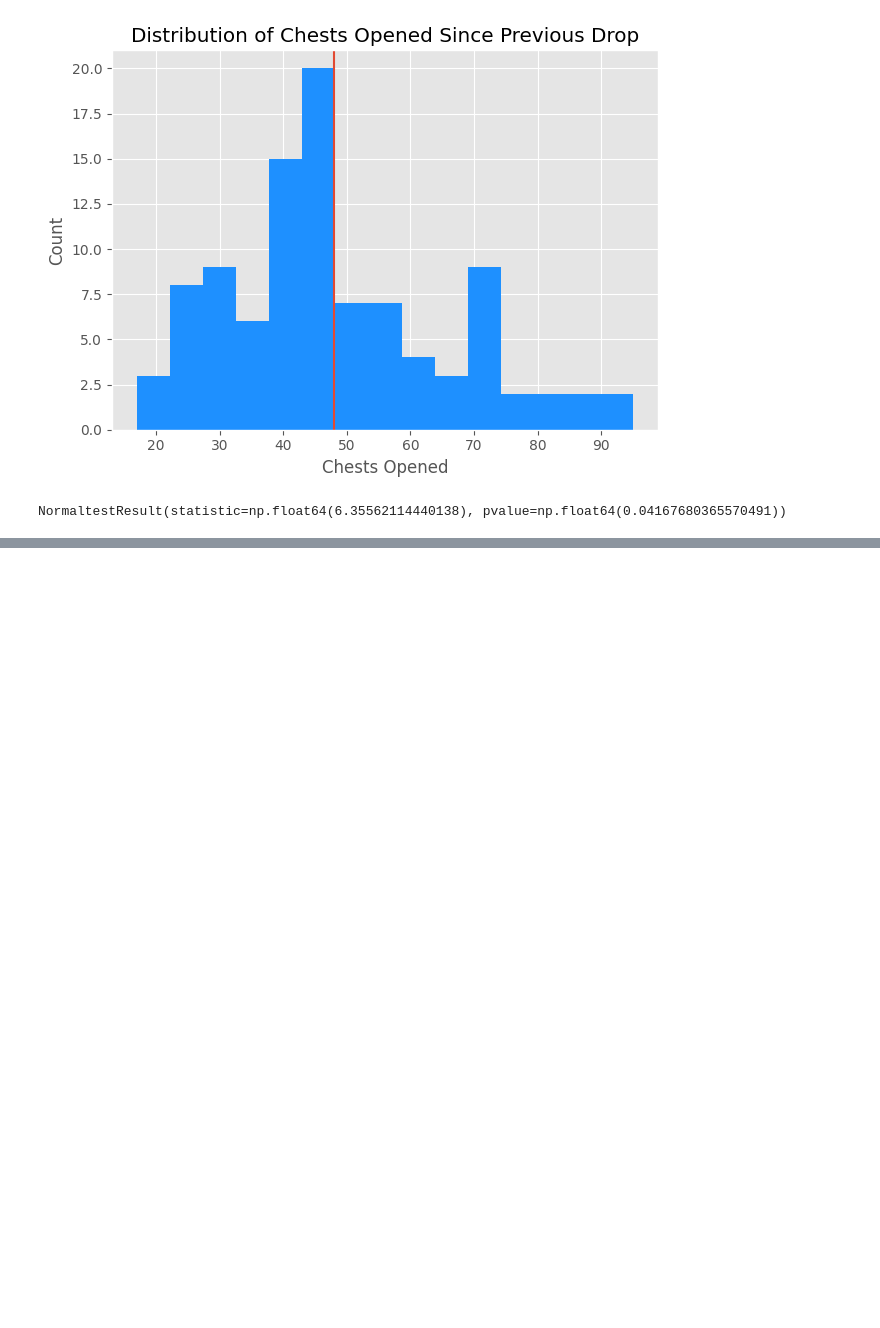
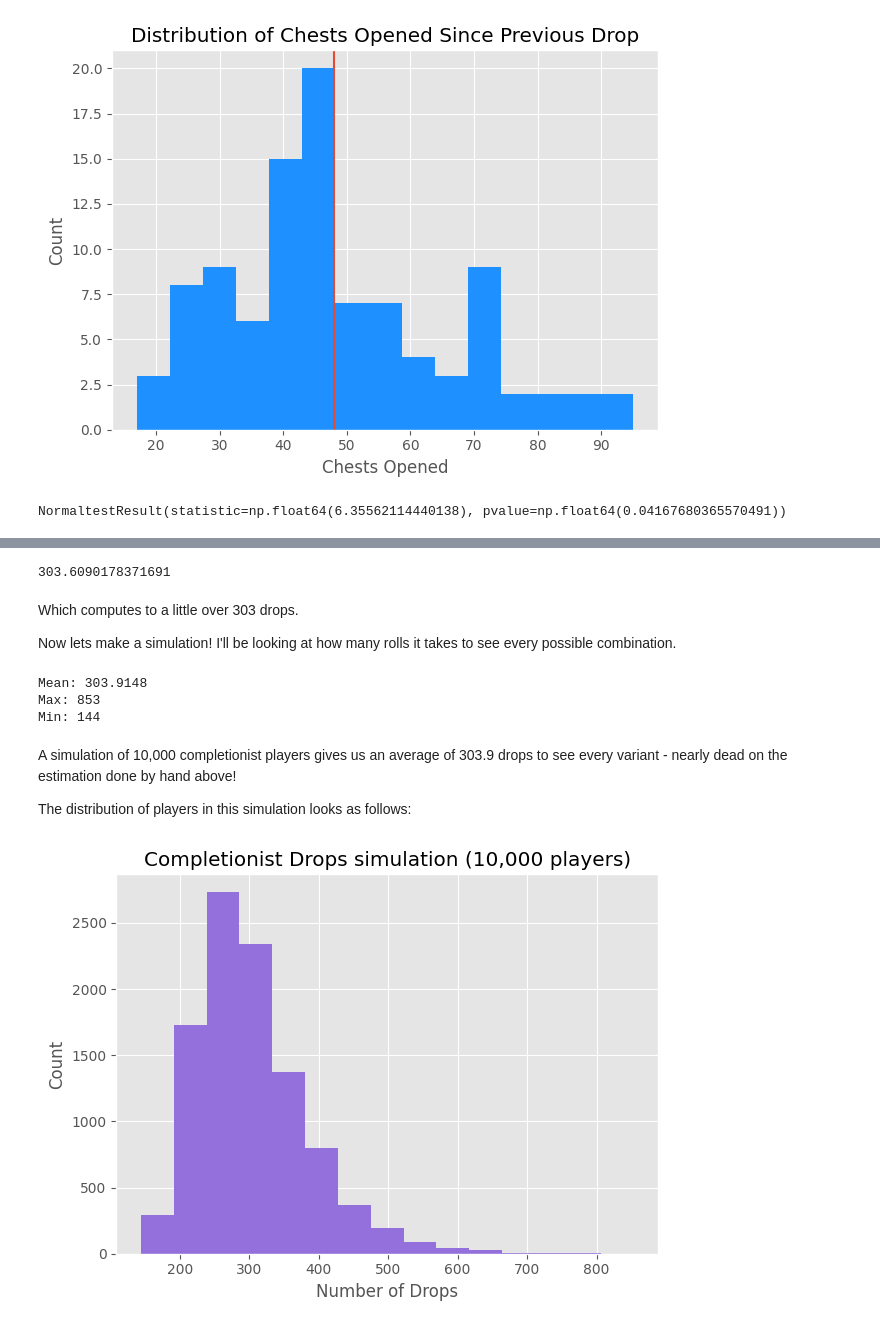
Before and after one commit to finnleyautumn/exotic_class_item_farm, a Jupyter notebook: d2_exotic_farm.ipynb, the cells around one changed output, grey strips where cells are left out. Cells and saved outputs as stored; diff of their text form; code cells hidden in the pictures; blank space fills up the shorter version.

```diff
--- a/d2_exotic_farm.ipynb
+++ b/d2_exotic_farm.ipynb
@@ -598,0 +376,12 @@ np.float64(39.496835316262995)
+# %%
+fin = 0
+for i in range(1, 65):
+    fin = (64/i) + fin
+
+fin
+# %% [output]
+303.6090178371691
+# %% [markdown]
+Which computes to a little over 303 drops.
+
+Now lets make a simulation! I'll be looking at how many rolls it takes to see every possible combination.
@@ -598,0 +431,27 @@ np.float64(39.496835316262995)
+# %%
+sim_10000 = completionist_sim(10000) # simulate 10,000 players
+# %%
+print(f"Mean: {np.mean(sim_10000)}")
+print(f"Max: {max(sim_10000)}")
+print(f"Min: {min(sim_10000)}")
+# %% [output]
+Mean: 303.9148
+Max: 853
+Min: 144
+# %% [markdown]
+A simulation of 10,000 completionist players gives us an average of 303.9 drops to see every variant - nearly dead on the estimation done by hand above!
+
+The distribution of players in this simulation looks as follows:
+# %%
+fig,ax=plt.subplots(1,1,tight_layout=True)
+
+ax.hist(sim_10000, bins = 15, color='mediumpurple')
+
+ax.set_title("Completionist Drops simulation (10,000 players)")
+ax.set_ylabel("Count")
+ax.set_xlabel("Number of Drops")
+
+plt.savefig("outputs/sim_10000.png")
+plt.show()
+# %% [output]
+[figure, added]
```
Also changed, not shown: parts of 51 cells of this notebook, 4 other files.
